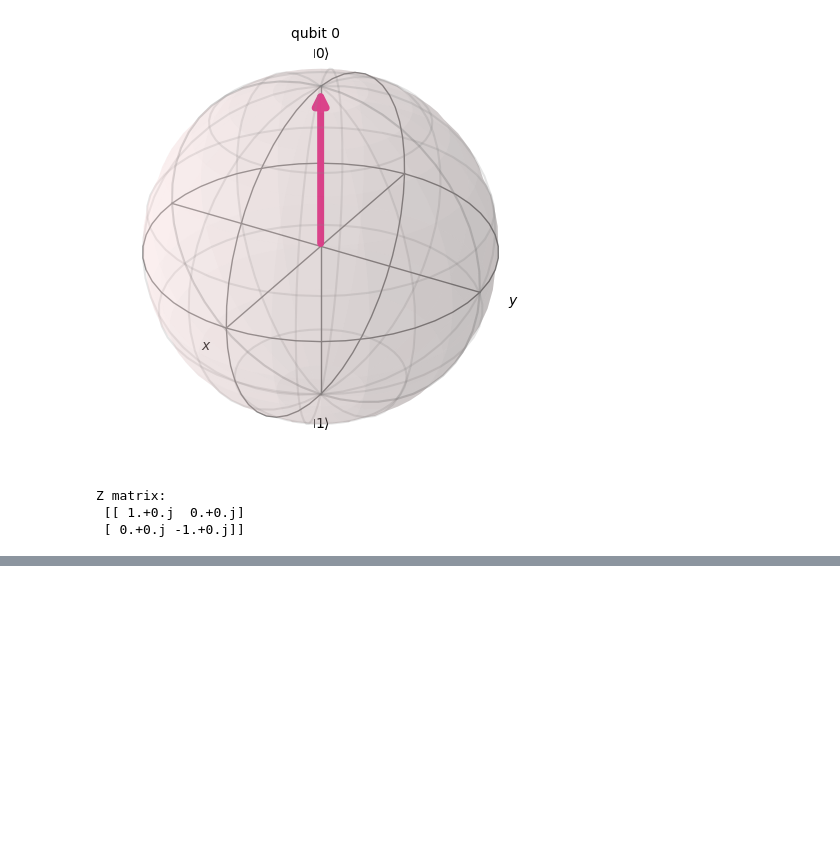
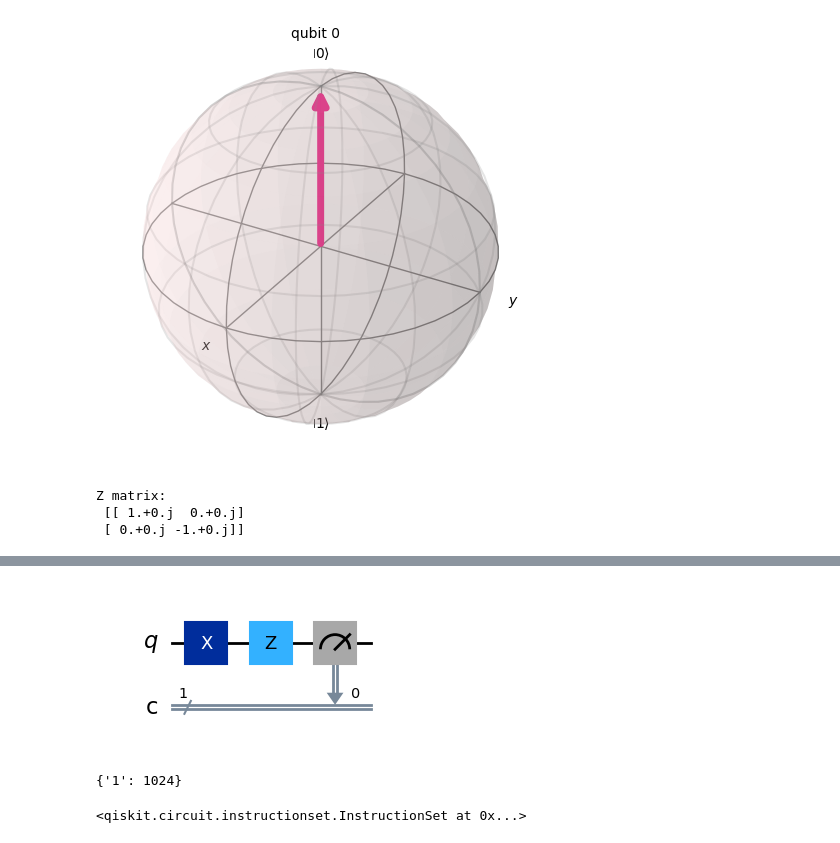
Before and after one commit to GitHarsh19/Qiskit, a Jupyter notebook: practice_1.ipynb, the cells around one changed output, grey strips where cells are left out. Saved outputs shown, nothing was run; the diff lists cells and outputs as text; code cells hidden in the pictures; blank space fills up the shorter version.

```diff
--- a/practice_1.ipynb
+++ b/practice_1.ipynb
@@ -140,0 +166,20 @@ Z matrix:
+# %%
+#Measured output
+xz_qc.measure(0,0)
+xz_qc.draw('mpl')
+# %% [output]
+[figure, added]
+# %%
+compiled_xz = transpile(xz_qc,backend)
+result_xz = backend.run(compiled_xz,shots=1024).result()
+
+counts_xz = result_xz.get_counts()
+print(counts_xz)
+# %% [output]
+{'1': 1024}
+# %%
+zx_qc = QuantumCircuit(1,1)
+zx_qc.z(0)
+zx_qc.x(0)
+# %% [output]
+<qiskit.circuit.instructionset.InstructionSet at 0x...>
```
Also changed, not shown: parts of 13 cells of this notebook.
